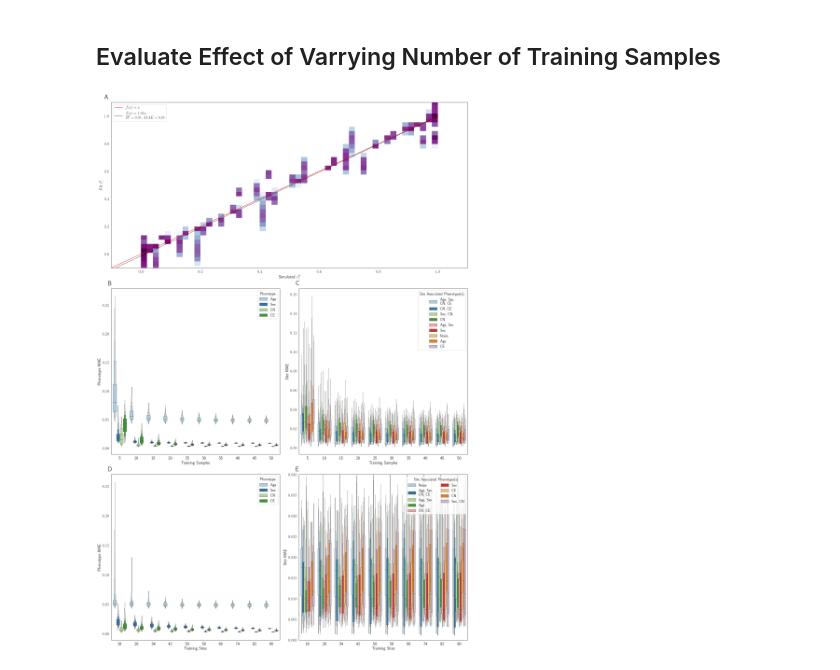
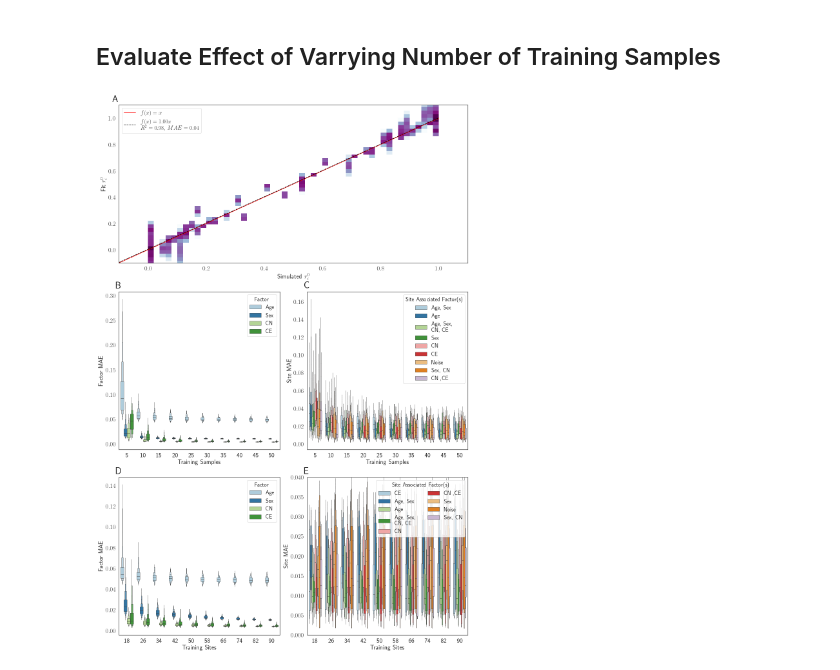
Before and after one commit to KeshivT/MSEPMManuscript, a Jupyter notebook: Analysis/MSEPMSimulations.ipynb, the cells around one changed output. Drawn from its saved outputs; the diff is of its cells as text; code cells hidden in the pictures.

Commit message:
Updated figure dimensions for publication

```diff
--- a/Analysis/MSEPMSimulations.ipynb
+++ b/Analysis/MSEPMSimulations.ipynb
@@ -428,7 +428,7 @@ sim_exposures = defaultdict(list)
 for run in tqdm(range(sim_iterations)):
     iter_models = fit_varried_inputs(['age', 'binary_only', 'continuous_no_age', 'continuous_no_age_exp'], phenotype_std_dist=phenotype_std_dist,
                                       sample_kwargs=sample_kwargs, site_conditions=conditions,
-                                      meth_generator=meth_gen, n_jobs=16,
+                                      meth_generator=meth_gen, n_jobs=24,
                                       train_proportion=.5, q_scaler=q_scaler, p_scaler=p_scaler)
     for model_label, model in iter_models.items():
         sim_states[model_label].append(np.array(model['states']))
@@ -582,7 +582,7 @@ for cat, res in merged_results.items():
 
 site_error_df = pd.DataFrame(site_error_plot, columns=['Factor', 'Site MAE', 'Site Associated Factor(s)'])
 # %%
-fig = plt.figure(constrained_layout=True, figsize=(12*2, 12*2))
+fig = plt.figure(constrained_layout=True, figsize=(8*2, 8*2))
 
 gs = plt.GridSpec(4, 4, figure=fig)
 
@@ -621,12 +621,12 @@ for count, pheno in enumerate(single_site_types):
 
     mae = np.mean(abs(_sim_coefs - _fit_coefs))
     rsquared = stats.pearsonr(_sim_coefs, _fit_coefs)[0]**2
-    plot_label = f'$f(x)={popt[0]:.2f}x$\n$R^{{2}}={rsquared:.2f}$, $MAE={mae:.2f}$'
+    plot_label = f'$f(x)={popt[0]:.2f}x$\n$R^{{2}}$={rsquared:.2f}, $MAE$={mae:.2f}'
     ax.plot([-1,1], [-1,1], 'r-', label='$f(x)=x$')
     ax.hist2d(x=_sim_coefs, y=_fit_coefs, bins=50, cmap=plt.cm.BuPu, norm=LogNorm(vmax=5000, vmin=1))
     ax.plot(np.linspace(-1,1,100), plot_exp, 'k--', label=plot_label)
 
-    ax.legend(loc='upper left', fontsize=14)
+    ax.legend(loc='upper left', fontsize=13, borderpad=0)
 
     ax.set_ylim([-1.5,1.5])
     ax.set_xlim([-1,1])
@@ -647,7 +647,7 @@ ax.set_ylim([0,1])
 ax.set_xlim([0,1])
 ax.set_ylabel('Predicted Methylation Value')
 ax.set_xlabel('Simulated Methylation Value')
-ax.text(.02,.96,f'$R^2={mr2:.3f}$, $MAE={mmae:.3f}$', fontsize=20, transform=ax.transAxes,
+ax.text(.02,.95,f'$R^2={mr2:.3f}$, $MAE={mmae:.3f}$', fontsize=20, transform=ax.transAxes,
         bbox=dict(facecolor='none', edgecolor='grey'))
 
 cbaxes = fig.add_axes([1.001, 0.1, 0.01, 0.3])
@@ -831,8 +831,8 @@ for cat, res in prop_results.items():
                               pheno, run_count])
     run_count += 1
 
-prop_df = pd.DataFrame(prop_plot, columns=['R2', 'Phenotype MAE', 'Proportion Train', 'Training Samples',
-                                           'Site Proportion', 'Training Sites', 'Phenotype', 'Run Number'])
+prop_df = pd.DataFrame(prop_plot, columns=['R2', 'Factor MAE', 'Proportion Train', 'Training Samples',
+                                           'Site Proportion', 'Training Sites', 'Factor', 'Run Number'])
 # %%
 site_error_prop_plot = []
 
@@ -848,9 +848,9 @@ for cat, res in prop_results.items():
 
 site_prop_error_df = pd.DataFrame(site_error_prop_plot, columns=['Proportion', 'Training Samples',
                                                                  'Site Proportion', 'Training Sites',
-                                                                 'Site MAE', 'Site Associated Phenotype(s)', 'Run Count'])
+                                                                 'Site MAE', 'Site Associated Factor(s)', 'Run Count'])
 # %%
-fig = plt.figure(constrained_layout=True, figsize=(12*2, 12*3))
+fig = plt.figure(constrained_layout=True, figsize=(8*2, 8*3))
 
 gs = plt.GridSpec(6, 4, figure=fig)
 
@@ -885,32 +885,32 @@ sns.boxenplot(x='Training Samples', y='Factor MAE',
 ax = fig.add_subplot(gs[2:4, 2:])
 ax.text(-0.02, 1.02, 'C', fontsize=30, weight='bold', transform=ax.transAxes)
 
 sns.boxenplot(x='Training Samples', y='Site MAE',
               data=site_prop_error_df.loc[site_prop_error_df['Site Proportion'] == 1.0],
-              hue='Site Associated Factors(s)',
+              hue='Site Associated Factor(s)',
               showfliers=False)
 
 ax = fig.add_subplot(gs[4:, 0:2])
 ax.text(-0.02, 1.02, 'D', fontsize=30, weight='bold', transform=ax.transAxes)
 
 sns.boxenplot(x='Training Sites', y='Factor MAE',
               data=prop_df.loc[prop_df['Training Samples'] == 50],
               hue='Factor',
               ax=ax,
               showfliers=False)
 
 ax = fig.add_subplot(gs[4:, 2:])
 ax.text(-0.02, 1.02, 'E', fontsize=30, weight='bold', transform=ax.transAxes)
 
 sns.boxenplot(x='Training Sites', y='Site MAE',
               data=site_prop_error_df.loc[site_prop_error_df['Training Samples'] == 50],
               hue='Site Associated Factor(s)',
               showfliers=False)
 ax.set_ylim(0.00, 0.04)
 plt.legend(title='Site Associated Factor(s)', ncol=2)
 
 plt.savefig(os.path.join(wd,'Paper/Figures/SupplementalFigure1.png'), dpi=200, bbox_inches='tight')
 
 plt.show()
 # %% [output]
-[figure, old version]
+[figure, new version]
```
Also changed, not shown: parts of 6 cells of this notebook, 15 other files.
